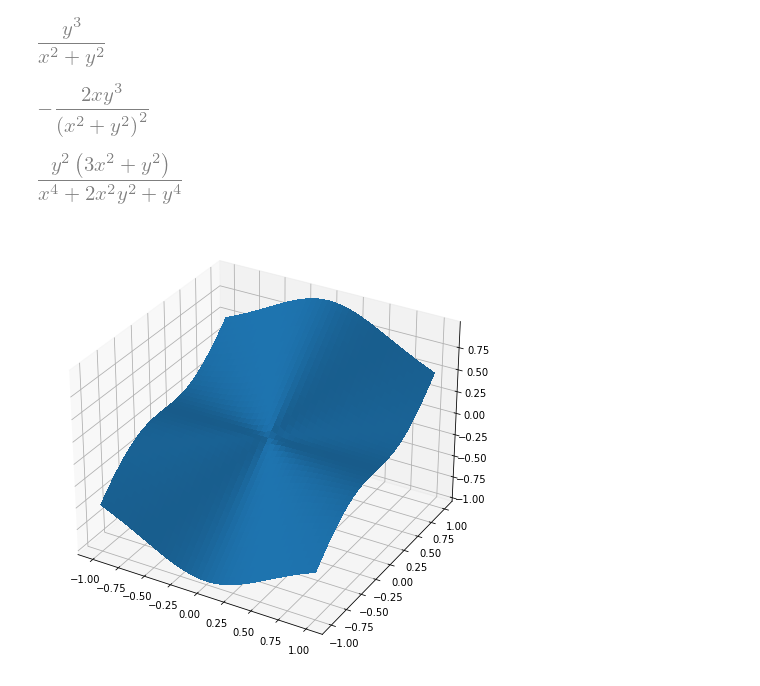
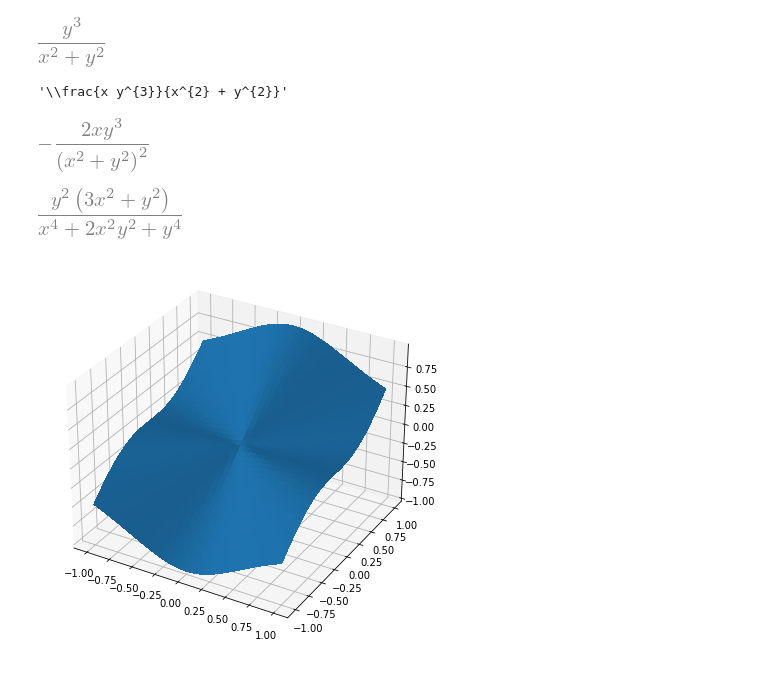
Before and after one commit to apefind/math, a Jupyter notebook: jupyter/calculus/multivariable_calculus.ipynb, the cells around one changed output. Cells and saved outputs as stored; diff of their text form; code cells hidden in the pictures.

```diff
--- a/jupyter/calculus/multivariable_calculus.ipynb
+++ b/jupyter/calculus/multivariable_calculus.ipynb
@@ -3,7 +3,7 @@
 # %%
 %run core.ipynb
 # %%
-def plot_mapping(f, a=-1.0, b=1.0, s=0.05, size=(10, 8)):
+def plot_mapping(f, a=-1.0, b=1.0, s=0.05, size=(9, 7), filepath=None):
     X, Y = meshgrid(np.arange(a, b, s), np.arange(a, b, s))
     Z = f(X, Y)
     fig = plot.figure()
@@ -17,6 +17,8 @@ def plot_mapping(f, a=-1.0, b=1.0, s=0.05, size=(10, 8)):
                     linewidth=0,
                     antialiased=False)
     plot.show()
+    if filepath is not None:
+        fig.savefig(filepath, dpi=fig.dpi)
 # %%
 def f(x, y):
     return x * y * (x**2 - y**2) / (x**2 + y**2)
@@ -92,6 +107,10 @@ def f(x, y):
 f(x, y)
 # %% [output]
 [figure]
+# %%
+latex(f(x,y))
+# %% [output]
+'\\frac{x y^{3}}{x^{2} + y^{2}}'
 # %%
 simplify(f(x, y).diff(x))
 simplify(f(x, y).diff(y))
@@ -99,6 +118,7 @@ simplify(f(x, y).diff(y))
 [figure]
 [figure]
 # %%
-plot_mapping(f, a=a, b=b, s=s)
+filepath = f'plots/partial_derivatives_but_not_differentiable.png'
+plot_mapping(f, a=a, b=b, s=s, filepath=filepath)
 # %% [output]
-[figure, old version]
+[figure, new version]
```
Also changed, not shown: parts of 4 cells of this notebook, 3 other files.
